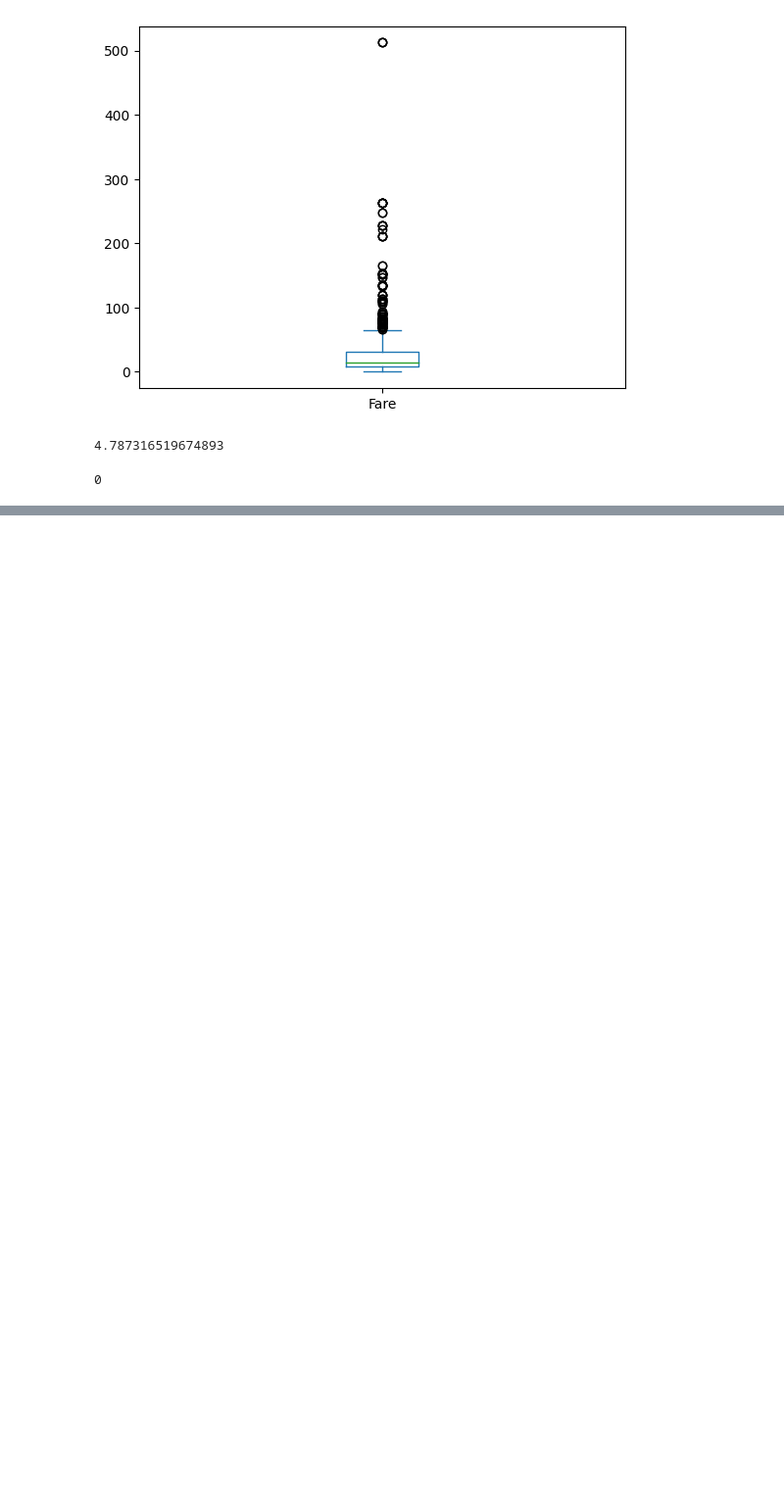
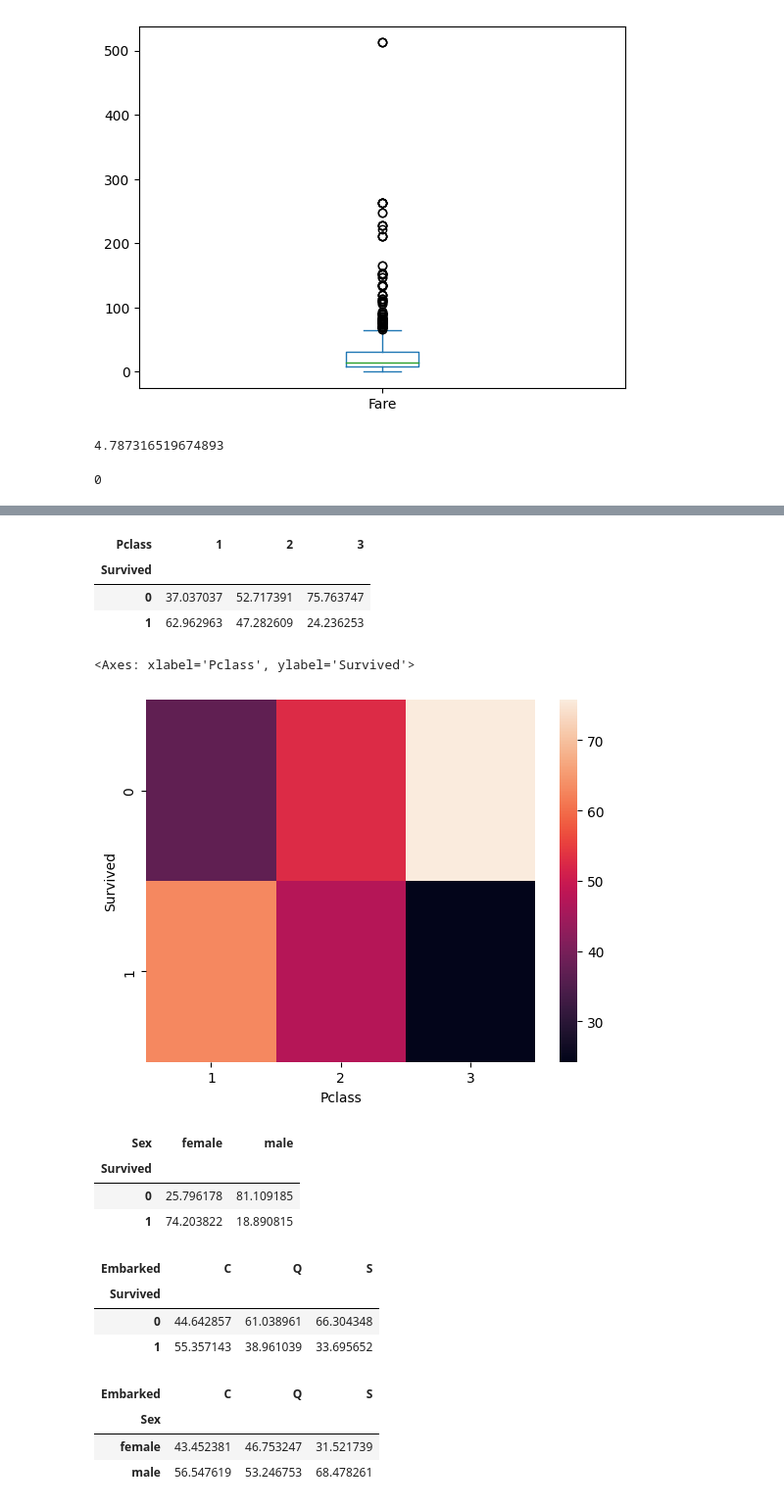
Before and after one commit to Pranav9605/EDA-Basics, a Jupyter notebook: titanic-basics-1-0.ipynb, the cells around one changed output, grey strips where cells are left out. Shown: that part at 98% size. Drawn from its saved outputs; the diff is of its cells as text; code cells hidden in the pictures; blank space fills up the shorter version.

```diff
--- a/titanic-basics-1-0.ipynb
+++ b/titanic-basics-1-0.ipynb
@@ -135,0 +156,38 @@ df['Fare'].isnull().sum()
+# %%
+pd.crosstab(df['Survived'],df['Pclass'],normalize='columns')*100
+#from this we see that people in pclass[1]got priority ,62% survived
+# %% [output]
+| Pclass | 1 | 2 | 3 |
+| Survived |  |  |  |
+| 0 | 37.037037 | 52.717391 | 75.763747 |
+| 1 | 62.962963 | 47.282609 | 24.236253 |
+# %%
+sns.heatmap(pd.crosstab(df['Survived'],df['Pclass'],normalize='columns')*100)
+# %% [output]
+<Axes: xlabel='Pclass', ylabel='Survived'>
+[figure, added]
+# %%
+# here we see that 74% Female survived
+pd.crosstab(df['Survived'],df['Sex'],normalize='columns')*100
+# %% [output]
+| Sex | female | male |
+| Survived |  |  |
+| 0 | 25.796178 | 81.109185 |
+| 1 | 74.203822 | 18.890815 |
+# %%
+#here [c] seem to have survived more with 55% there isn't direct connection with these to variable
+# might be because of 3rd variable influenec
+pd.crosstab(df['Survived'],df['Embarked'],normalize='columns')*100
+# %% [output]
+| Embarked | C | Q | S |
+| Survived |  |  |  |
+| 0 | 44.642857 | 61.038961 | 66.304348 |
+| 1 | 55.357143 | 38.961039 | 33.695652 |
+# %%
+#when we try with sex it does not show much difference
+pd.crosstab(df['Sex'],df['Embarked'],normalize='columns')*100
+# %% [output]
+| Embarked | C | Q | S |
+| Sex |  |  |  |
+| female | 43.452381 | 46.753247 | 31.521739 |
+| male | 56.547619 | 53.246753 | 68.478261 |
```
Also changed, not shown: parts of 6 cells of this notebook.
